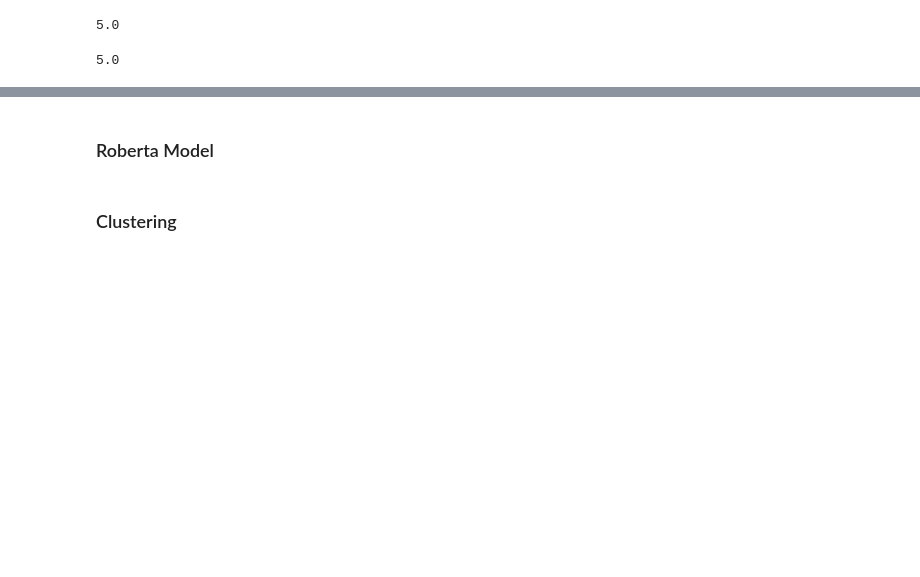
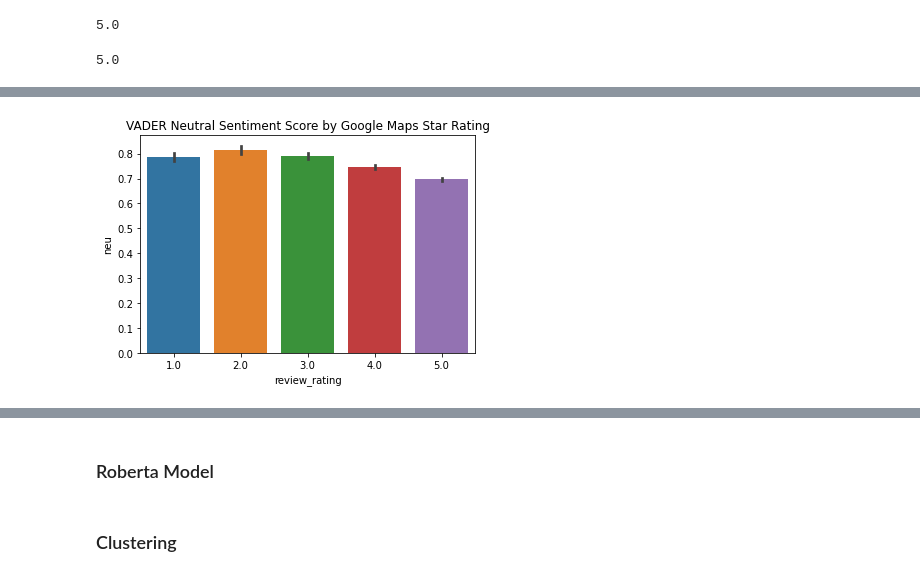
Before and after one commit to sangwon224/Recalibrated-Restaurant-Star-Rating-based-on-Sentiment-Analysis, a Jupyter notebook: Recalibrated Restaurant Rating.ipynb, the cells around one changed output, grey strips where cells are left out. Saved outputs shown, nothing was run; the diff lists cells and outputs as text; code cells hidden in the pictures; blank space fills up the shorter version.

```diff
--- a/Recalibrated Restaurant Rating.ipynb
+++ b/Recalibrated Restaurant Rating.ipynb
@@ -198,0 +286,5 @@ for review in cleaned_df['text']:
+# %%
+ax = sns.barplot(data=vader_table, x='review_rating', y='neu')
+ax.set_title('VADER Neutral Sentiment Score by Google Maps Star Rating');
+# %% [output]
+[figure, added]
```
Also changed, not shown: parts of 17 cells of this notebook.
